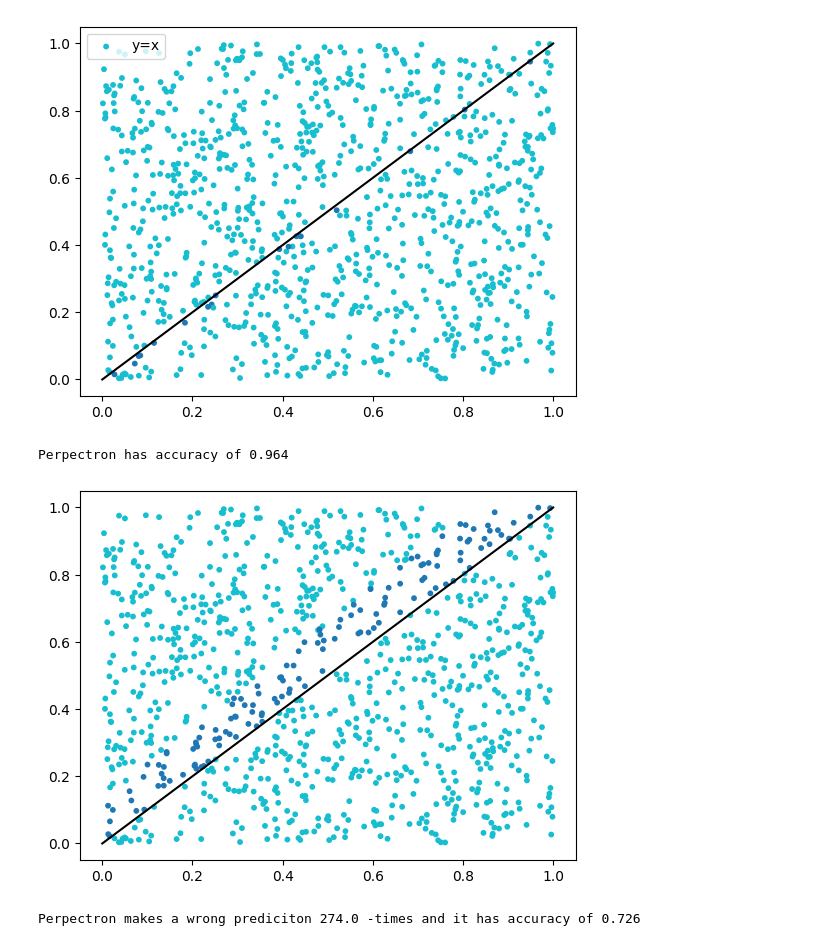
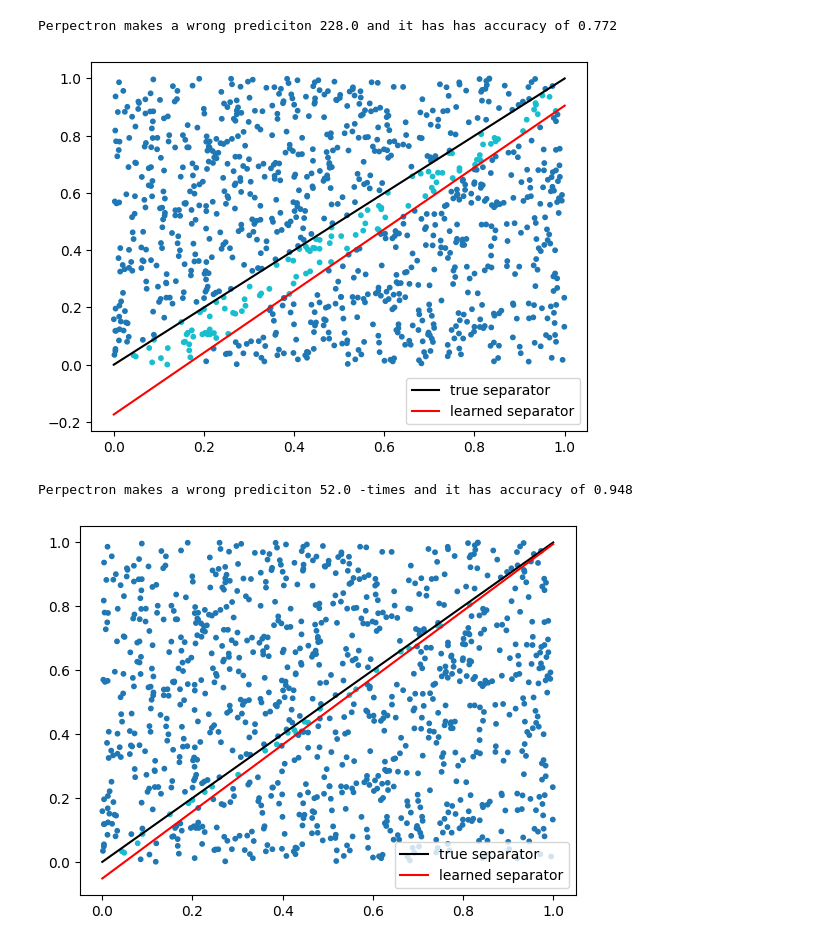
Before and after one commit to RosarioSalzano/neural-networks, a Jupyter notebook: Chapter 1/exercise11.ipynb, the cells around one changed output. Drawn from its saved outputs; the diff is of its cells as text; code cells hidden in the pictures.

```diff
--- a/Chapter 1/exercise11.ipynb
+++ b/Chapter 1/exercise11.ipynb
@@ -41,0 +76,21 @@ Perpectron has accuracy of 0.972
+# %%
+x_train=np.empty((0,2))
+y_train=np.empty(0)
+while np.sum(y_train == 1)<10 or np.sum(y_train == 1)<10:
+    example=np.random.random(2)
+    if example[0]-example[1]>0.2:
+        if np.sum(y_train == -1)==10:
+            continue
+        y_train=np.append(y_train,-1)
+    elif example[0]-example[1]<-0.2:
+        if np.sum(y_train == 1)==10:
+            continue
+        y_train=np.append(y_train,1)
+    else:
+        continue
+    x_train=np.append(x_train, np.array([example]), axis=0)
+plt.figure()
+plt.scatter(x_train[:,0], x_train[:,1], c=y_train, s=10)  # punti colorati
+separat,= plt.plot([0,1], [0,1], 'k-', label='y=x')                            # retta nera
+plt.legend(handles=[separat])
+plt.show;
@@ -42,26 +99,39 @@ Perpectron has accuracy of 0.972
+# %%
+p_no_hinge=Perceptron(x_train=x_train, y_train=y_train)
+p_no_hinge.train()
 # %%
 x_test, y_test=create_dataset(1000)
 y_test_predict=p_no_hinge.predict_more(x_test)
 n_error=p_no_hinge.test_sample(x_sample=x_test,y_sample=y_test)
 plt.figure()
-plt.scatter(x_test[:,0], x_test[:,1], c=np.multiply(y_test_predict, y_test), cmap='tab10', s=10)  # punti colorati
-plt.plot([0,1], [0,1], 'k-', label='y=x')                            # retta nera
-plt.legend(['y=x'])
-plt.show()
-print("Perpectron has accuracy of",(y_test.shape[0]-n_error)/y_test.shape[0])
+plt.scatter(x_test[:,0], x_test[:,1], c=y_test_predict-y_test, cmap='tab10', s=10)
+true_separat,= plt.plot([0,1], [0,1], 'k-', label='true separator')
+x_val=[0,1]
+if p_no_hinge.bias:
+    y_val=[(-p_no_hinge.w[0]*x-p_no_hinge.w[2])/p_no_hinge.w[1] for x in x_val]
+else:
+    y_val=[(-p_no_hinge.w[0]*x)/p_no_hinge.w[1] for x in x_val]
+learned_separat,= plt.plot(x_val, y_val, 'r-', label='learned separator')
+plt.legend(handles=[true_separat, learned_separat])
+plt.show;
+print("Perpectron makes a wrong prediciton" ,n_error,"and it has has accuracy of",(y_test.shape[0]-n_error)/y_test.shape[0])
 # %% [output]
+Perpectron makes a wrong prediciton 228.0 and it has has accuracy of 0.772
-[figure, old version]
+[figure, new version]
-Perpectron has accuracy of 0.964
 # %%
 p_hinge=Perceptron(x_train=x_train, y_train=y_train)
 p_hinge.train(hinge=True)
 y_test_predict_hinge=p_hinge.predict_more(x_test)
 n_error=p_hinge.test_sample(x_sample=x_test,y_sample=y_test)
 plt.figure()
-plt.scatter(x_test[:,0], x_test[:,1], c=np.multiply(y_test_predict_hinge, y_test), cmap='tab10', s=10)  # punti colorati
-plt.plot([0,1], [0,1], 'k-')
-plt.show()
+plt.scatter(x_test[:,0], x_test[:,1], c=y_test_predict_hinge-y_test, cmap='tab10', s=10)  # punti colorati
+true_separat,= plt.plot([0,1], [0,1], 'k-', label='true separator')
+x_val=[0,1]
+y_val=[(-p_hinge.w[0]*x-p_hinge.w[2])/p_hinge.w[1] for x in x_val]
+learned_separat,= plt.plot(x_val, y_val, 'r-', label='learned separator')
+plt.legend(handles=[true_separat, learned_separat])
+plt.show;
 print("Perpectron makes a wrong prediciton" ,n_error,"-times and it has accuracy of",(y_test.shape[0]-n_error)/y_test.shape[0])
 # %% [output]
+Perpectron makes a wrong prediciton 52.0 -times and it has accuracy of 0.948
-[figure, old version]
+[figure, new version]
-Perpectron makes a wrong prediciton 274.0 -times and it has accuracy of 0.726
```
Also changed, not shown: parts of 6 cells of this notebook, 2 other files.
